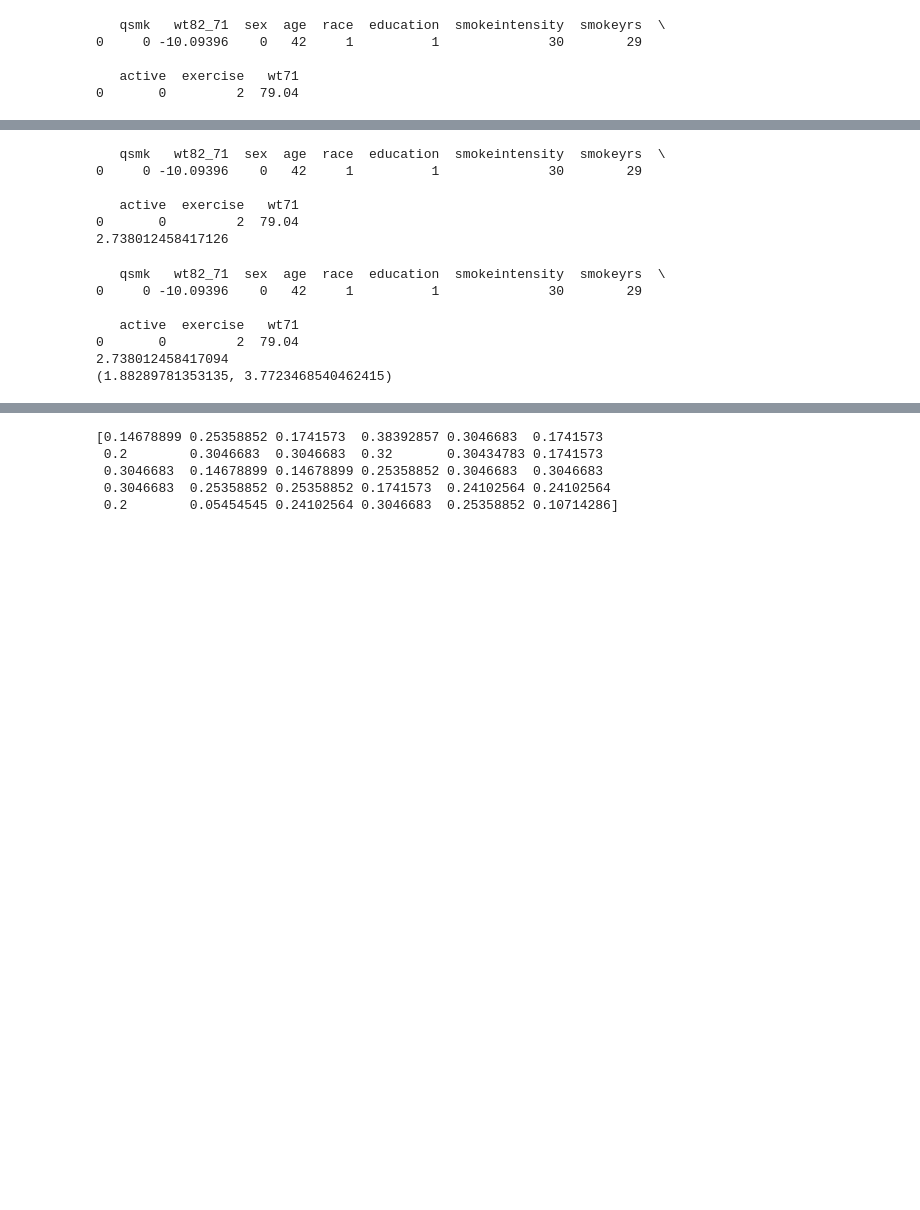
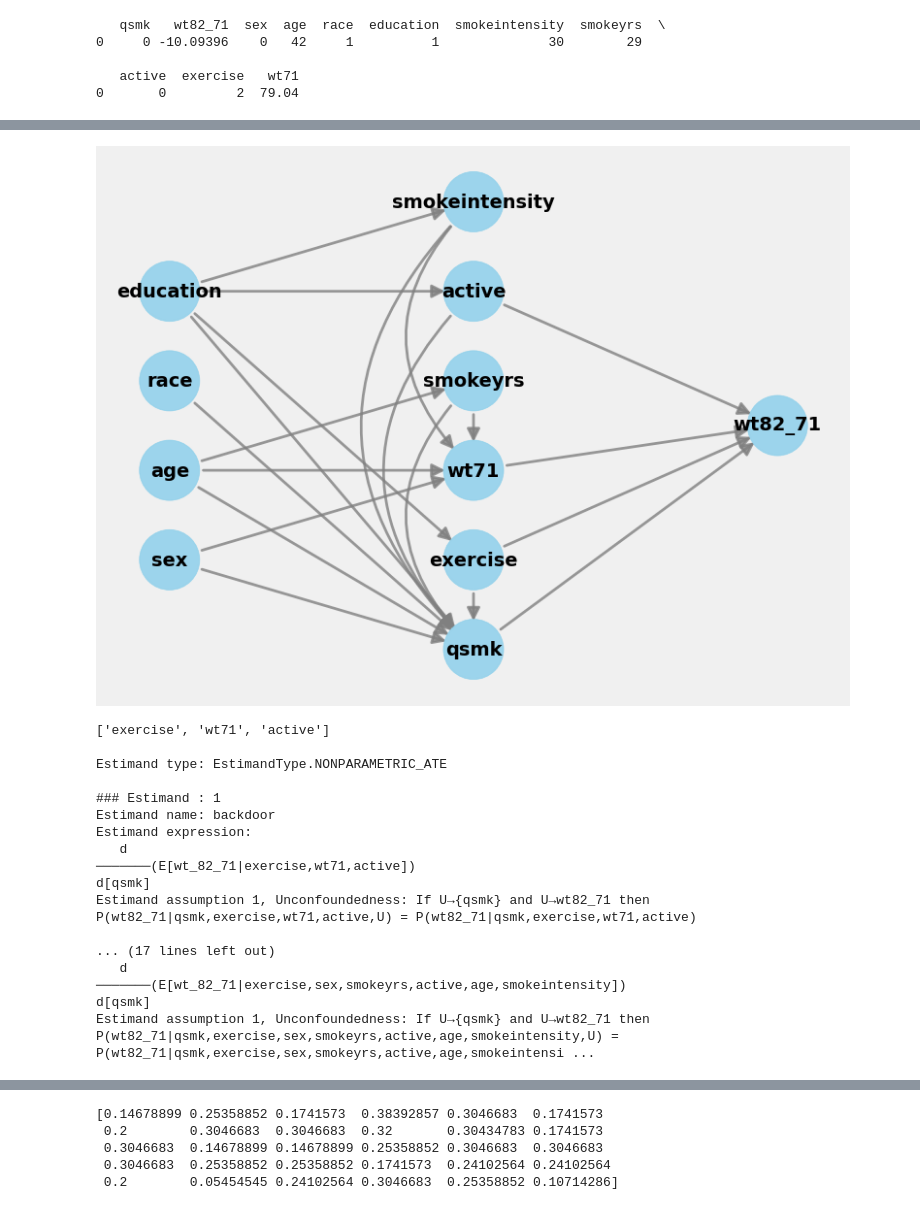
Before and after one commit to xiang90-hc/Causal, a Jupyter notebook: NHEFS_new.ipynb, the cells around one changed output, grey strips where cells are left out. Saved outputs shown, nothing was run; the diff lists cells and outputs as text; code cells hidden in the pictures; blank space fills up the shorter version.

Commit message:
add identify() and estimate()

```diff
--- a/NHEFS_new.ipynb
+++ b/NHEFS_new.ipynb
@@ -61,7 +120,7 @@ print(df.head(1))
 
 """
 
-data = {
+data_dict1 = {
     "data": df,
     "treatment": ["qsmk"],
     "outcome": ["wt82_71"],
@@ -114,16 +186,17 @@ print(data["data"].head(1))
 # %%
-def get_model():
+def get_model(data_dict):
     model = CausalModel(
-        data = data["data"].copy(),
-        treatment = data["treatment"],
-        outcome = data["outcome"],
-        graph = data["graph"]
+        data = data_dict["data"].copy(),
+        treatment = data_dict["treatment"],
+        outcome = data_dict["outcome"],
+        graph = data_dict["graph"]
     )
     return model
 # %%
-model = get_model()
-model.view_model()
-identified_estimand = model.identify_effect(proceed_when_unidentifiable = True)
-print(identified_estimand.get_backdoor_variables())
-print()
-print(identified_estimand)
+def identify(data_dict):
+    model = get_model(data_dict)
+    model.view_model()
+    identified_estimand = model.identify_effect(proceed_when_unidentifiable = True)
+    print(identified_estimand.get_backdoor_variables())
+    print()
+    print(identified_estimand)
@@ -194,34 +202,0 @@ print(causal_estimate.get_confidence_intervals(confidence_level=0.95))
-# %%
-model = get_model()
-print(model._data.head(1))
-causal_estimate = model.estimate_effect(identified_estimand,
-        method_name="backdoor.linear_regression")
-print(causal_estimate.value)
-print(causal_estimate.get_confidence_intervals(confidence_level=0.95))
-# %% [output]
-   qsmk   wt82_71  sex  age  race  education  smokeintensity  smokeyrs  \
-0     0 -10.09396    0   42     1          1              30        29
-
-   active  exercise   wt71
-0       0         2  79.04
-2.738012458417126
-# %%
-model = get_model()
-print(model._data.head(1))
-
-causal_estimate = model.estimate_effect(identified_estimand,
-        method_name="backdoor.generalized_linear_model",
-           method_params={
-            "glm_family": sm.families.Gaussian()
-        }
-    )
-print(causal_estimate.value)
-print(causal_estimate.get_confidence_intervals(confidence_level=0.95))
-# %% [output]
-   qsmk   wt82_71  sex  age  race  education  smokeintensity  smokeyrs  \
-0     0 -10.09396    0   42     1          1              30        29
-
-   active  exercise   wt71
-0       0         2  79.04
-2.738012458417094
-(1.88289781353135, 3.7723468540462415)
@@ -227,0 +265,21 @@ print(causal_estimate.get_confidence_intervals(confidence_level=0.95))
+# %%
+identify(data_dict1)
+# %% [output]
+[figure, added]
+['exercise', 'wt71', 'active']
+
+Estimand type: EstimandType.NONPARAMETRIC_ATE
+
+### Estimand : 1
+Estimand name: backdoor
+Estimand expression:
+   d
+───────(E[wt_82_71|exercise,wt71,active])
+d[qsmk]
+Estimand assumption 1, Unconfoundedness: If U→{qsmk} and U→wt82_71 then P(wt82_71|qsmk,exercise,wt71,active,U) = P(wt82_71|qsmk,exercise,wt71,active)
+
+... (17 lines left out)
+   d
+───────(E[wt_82_71|exercise,sex,smokeyrs,active,age,smokeintensity])
+d[qsmk]
+Estimand assumption 1, Unconfoundedness: If U→{qsmk} and U→wt82_71 then P(wt82_71|qsmk,exercise,sex,smokeyrs,active,age,smokeintensity,U) = P(wt82_71|qsmk,exercise,sex,smokeyrs,active,age,smokeintensi ...
```
Also changed, not shown: parts of 12 cells of this notebook.
